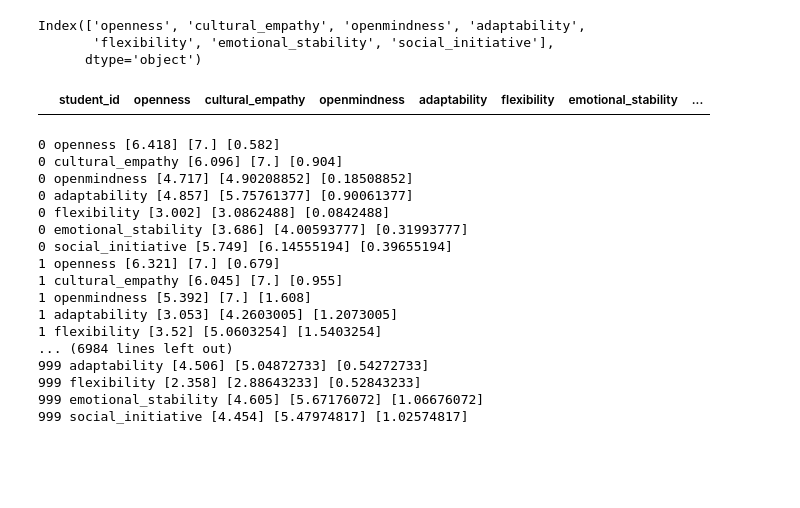
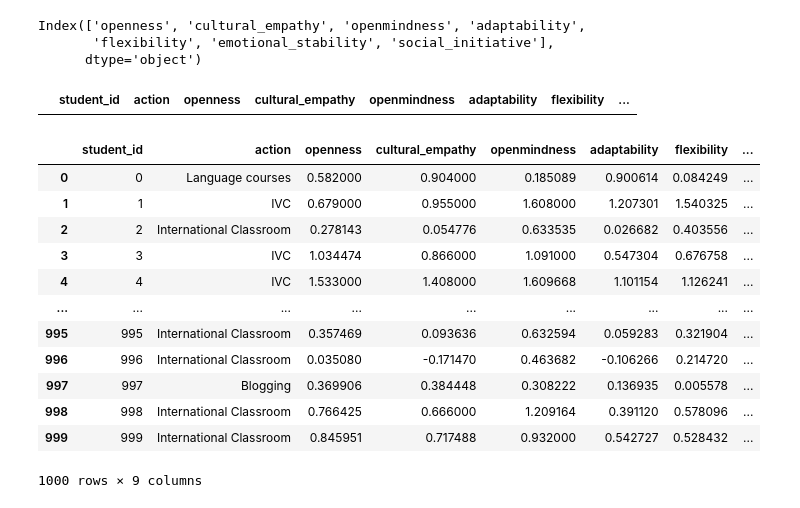
Before and after one commit to RainbowJM/TheSkillConsult, a Jupyter notebook: recommendation_engine.ipynb, the cells around one changed output. Drawn from its saved outputs; the diff is of its cells as text; code cells hidden in the pictures; blank space fills up the shorter version.

```diff
--- a/recommendation_engine.ipynb
+++ b/recommendation_engine.ipynb
@@ -64,11 +63,12 @@ Index(['openness', 'cultural_empathy', 'openmindness', 'adaptability',
        'flexibility', 'emotional_stability', 'social_initiative'],
       dtype='object')
 # %%
-cols = skill_cols.insert(0, 'student_id')
+cols = skill_cols.insert(0, 'action')
+cols = cols.insert(0, 'student_id')
 df_skill_diffs = pd.DataFrame(columns=cols)
 df_skill_diffs
 # %% [output]
-|  | student_id | openness | cultural_empathy | openmindness | adaptability | flexibility | emotional_stability | ... |
+|  | student_id | action | openness | cultural_empathy | openmindness | adaptability | flexibility | ... |
 # %%
 for student_id in df_fst_tests['student_id'].values:
     student_row = {
@@ -76,28 +76,29 @@ for student_id in df_fst_tests['student_id'].values:
                   }
     for skill in skill_cols:
         skl_lvl_fst = df_fst_tests.loc[df_fst_tests['student_id'] == student_id][skill]
-        skl_lvl_snd = df_snd_tests.loc[df_snd_tests['student_id'] == student_id][skill]
-        skl_diff = skl_lvl_snd.values - skl_lvl_fst.values
-        print(student_id, skill, skl_lvl_fst.values, skl_lvl_snd.values, skl_diff)
 
+        snd = df_snd_tests.loc[df_snd_tests['student_id'] == student_id]
+        skl_lvl_snd = snd[skill]
+        action = snd['action'].values[0]
+        skl_diff = (skl_lvl_snd.values - skl_lvl_fst.values)[0]
+#         print(student_id, skill, skl_lvl_fst.values, skl_lvl_snd.values, skl_diff)
+
+        student_row['action'] = action
         student_row[skill] = skl_diff
+    df_skill_diffs = df_skill_diffs.append(student_row, ignore_index=True)
 
-        df_skill_diffs.append()
+df_skill_diffs
 # %% [output]
+|  | student_id | action | openness | cultural_empathy | openmindness | adaptability | flexibility | ... |
+| 0 | 0 | Language courses | 0.582000 | 0.904000 | 0.185089 | 0.900614 | 0.084249 | ... |
+| 1 | 1 | IVC | 0.679000 | 0.955000 | 1.608000 | 1.207301 | 1.540325 | ... |
+| 2 | 2 | International Classroom | 0.278143 | 0.054776 | 0.633535 | 0.026682 | 0.403556 | ... |
+| 3 | 3 | IVC | 1.034474 | 0.866000 | 1.091000 | 0.547304 | 0.676758 | ... |
+| 4 | 4 | IVC | 1.533000 | 1.408000 | 1.609668 | 1.101154 | 1.126241 | ... |
+| ... | ... | ... | ... | ... | ... | ... | ... | ... |
+| 995 | 995 | International Classroom | 0.357469 | 0.093636 | 0.632594 | 0.059283 | 0.321904 | ... |
+| 996 | 996 | International Classroom | 0.035080 | -0.171470 | 0.463682 | -0.106266 | 0.214720 | ... |
+| 997 | 997 | Blogging | 0.369906 | 0.384448 | 0.308222 | 0.136935 | 0.005578 | ... |
+| 998 | 998 | International Classroom | 0.766425 | 0.666000 | 1.209164 | 0.391120 | 0.578096 | ... |
+| 999 | 999 | International Classroom | 0.845951 | 0.717488 | 0.932000 | 0.542727 | 0.528432 | ... |
-0 openness [6.418] [7.] [0.582]
-0 cultural_empathy [6.096] [7.] [0.904]
-0 openmindness [4.717] [4.90208852] [0.18508852]
-0 adaptability [4.857] [5.75761377] [0.90061377]
-0 flexibility [3.002] [3.0862488] [0.0842488]
-0 emotional_stability [3.686] [4.00593777] [0.31993777]
-0 social_initiative [5.749] [6.14555194] [0.39655194]
-1 openness [6.321] [7.] [0.679]
-1 cultural_empathy [6.045] [7.] [0.955]
-1 openmindness [5.392] [7.] [1.608]
-1 adaptability [3.053] [4.2603005] [1.2073005]
-1 flexibility [3.52] [5.0603254] [1.5403254]
-... (6984 lines left out)
-999 adaptability [4.506] [5.04872733] [0.54272733]
-999 flexibility [2.358] [2.88643233] [0.52843233]
-999 emotional_stability [4.605] [5.67176072] [1.06676072]
-999 social_initiative [4.454] [5.47974817] [1.02574817]
+1000 rows × 9 columns
```
Also changed, not shown: parts of 4 cells of this notebook.
